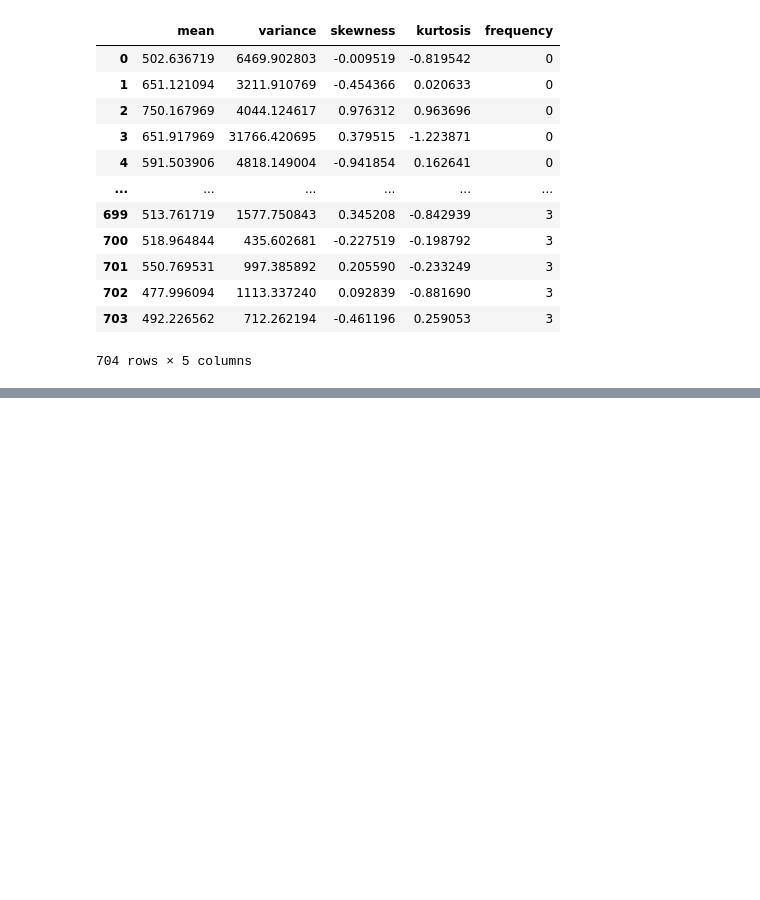
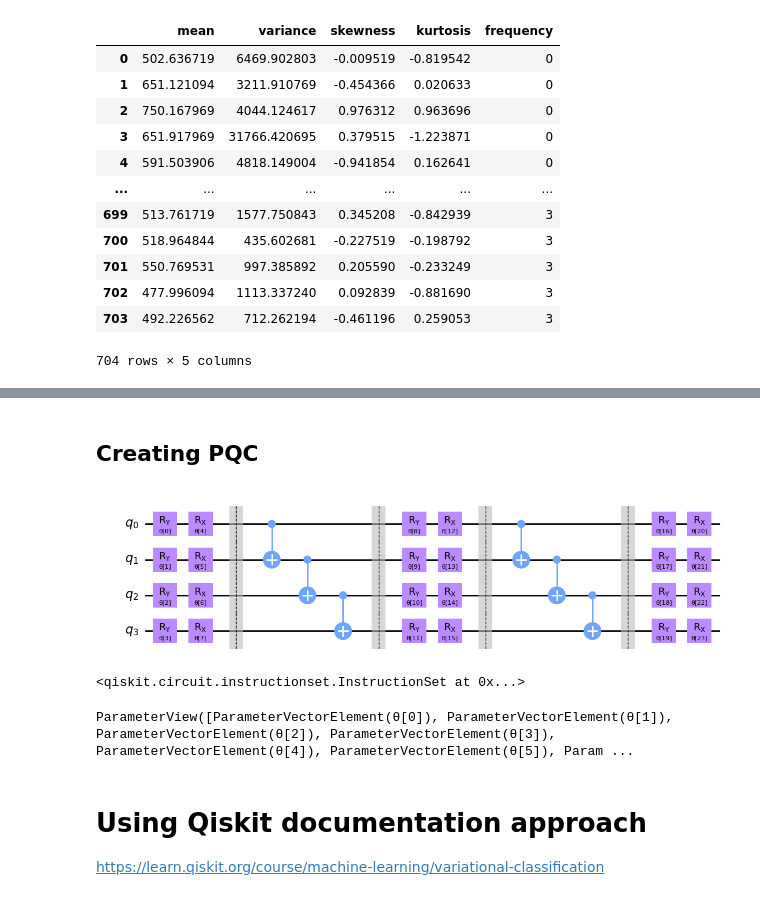
Before and after one commit to dev26git/Quantum-ML-EEG-Signals, a Jupyter notebook: QML_Code.ipynb, the cells around one changed output, grey strips where cells are left out. Drawn from its saved outputs; the diff is of its cells as text; code cells hidden in the pictures; blank space fills up the shorter version.

```diff
--- a/QML_Code.ipynb
+++ b/QML_Code.ipynb
@@ -176,0 +183,20 @@ df1
+# %% [markdown]
+## Creating PQC
+# %%
+from qiskit.circuit.library import TwoLocal
+
+two = TwoLocal(4, ['ry', 'rx'], 'cx', 'linear', reps=2, insert_barriers=True)
+two.decompose().draw(output="mpl")
+# %% [output]
+[figure, added]
+# %%
+# Append PQC to encoded qubit circuit
+
+circuit.append(two, range(num_qubits))
+# %% [output]
+<qiskit.circuit.instructionset.InstructionSet at 0x...>
+# %%
+params = circuit.parameters
+params
+# %% [output]
+ParameterView([ParameterVectorElement(θ[0]), ParameterVectorElement(θ[1]), ParameterVectorElement(θ[2]), ParameterVectorElement(θ[3]), ParameterVectorElement(θ[4]), ParameterVectorElement(θ[5]), Param ...
@@ -176,0 +205,3 @@ df1
+# %% [markdown]
+# Using Qiskit documentation approach
+https://learn.qiskit.org/course/machine-learning/variational-classification
```
Also changed, not shown: parts of 30 cells of this notebook, 11 other files.
